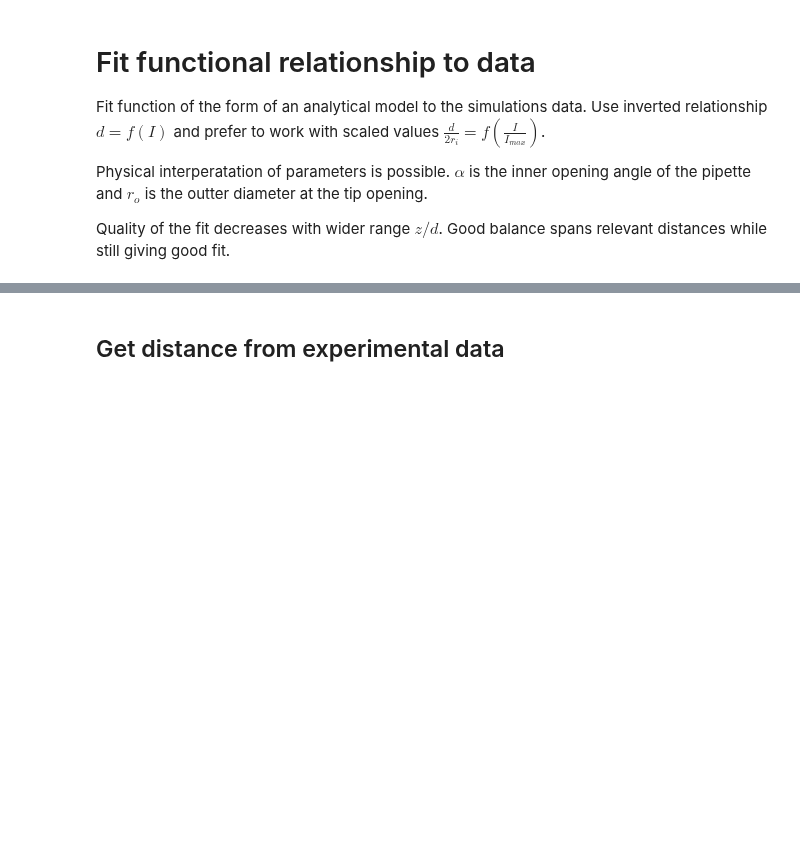
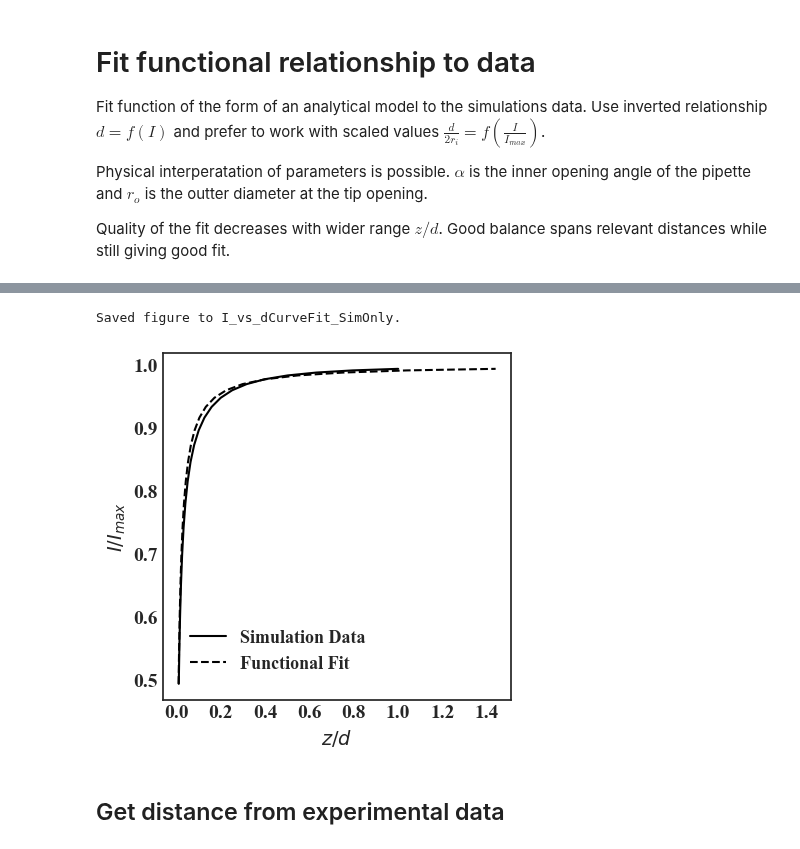
Before and after one commit to martinholub/sicm, a Jupyter notebook: notebooks/comsol.ipynb, the cells around one changed output, grey strips where cells are left out. Cells and saved outputs as stored; diff of their text form; code cells hidden in the pictures; blank space fills up the shorter version.

```diff
--- a/notebooks/comsol.ipynb
+++ b/notebooks/comsol.ipynb
@@ -433,3 +431,10 @@ Saved figure to I_vs_dCurveFit.
+# %%
+leg = ["Simulation Data", "Functional Fit"]
+plots.plot_generic([xx, sicm_model.predict(yy, sicm_model.popt)], [yy, yy],
+                   [r"$z/d$"], [r"$I/I_{max}$"], leg, "I_vs_dCurveFit_SimOnly")
+# %% [output]
+Saved figure to I_vs_dCurveFit_SimOnly.
+[figure, added]
 # %% [markdown]
 ## Get distance from experimental data
 # %% [markdown]
```
Also changed, not shown: parts of 9 cells of this notebook, 3 other files.
